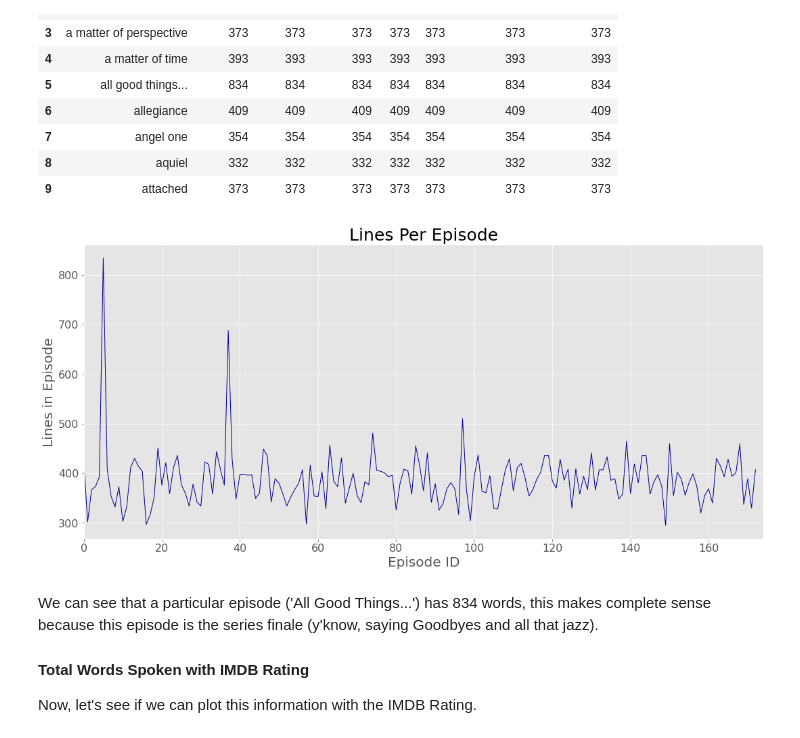
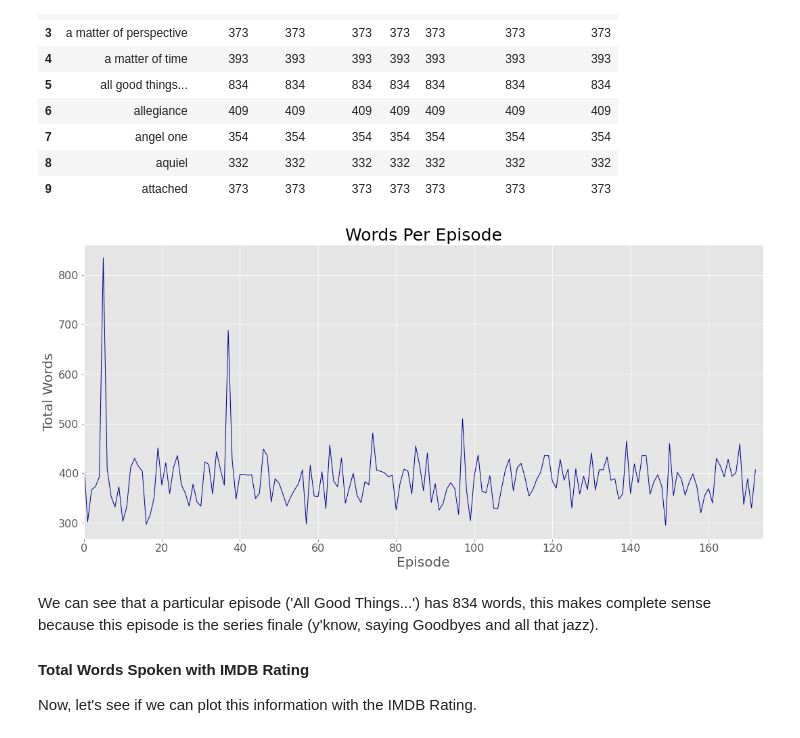
Before and after one commit to KatyaZeross/TrekPredict, a Jupyter notebook: Part1_StarTrek_CleaningEDA.ipynb, the cells around one changed output. Saved outputs shown, nothing was run; the diff lists cells and outputs as text; code cells hidden in the pictures.

```diff
--- a/Part1_StarTrek_CleaningEDA.ipynb
+++ b/Part1_StarTrek_CleaningEDA.ipynb
@@ -823,16 +848,16 @@ ST_sorted.head(10)
 # %%
 fig = plt.figure(figsize=(18, 8))
 ax = fig.add_subplot(111)
 # sorted by the episode level
 ax.plot(ST_sorted.Word_Count, color='darkblue', linewidth=1)
-ax.set_title('Lines Per Episode', size=25)
+ax.set_title('Words Per Episode', size=25)
 ax.tick_params(labelsize=16)
-ax.set_xlabel('Episode ID', size=20)
-ax.set_ylabel('Lines in Episode', size=20)
+ax.set_xlabel('Episode', size=20)
+ax.set_ylabel('Total Words', size=20)
 ax.set_xlim((0, 174))
 plt.show()
 # %% [output]
-[figure, old version]
+[figure, new version]
 # %% [markdown]
 We can see that a particular episode ('All Good Things...') has 834 words, this makes complete sense because this episode is the series finale (y'know, saying Goodbyes and all that jazz).
 
```
Also changed, not shown: parts of 11 cells of this notebook, 5 other files.
